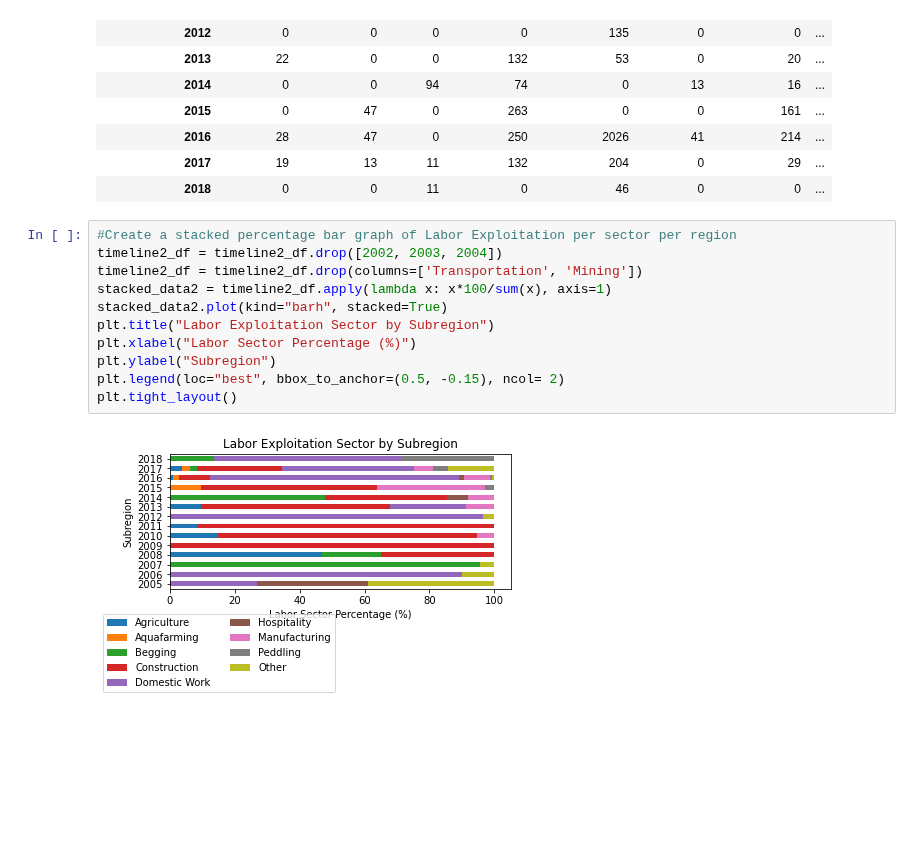
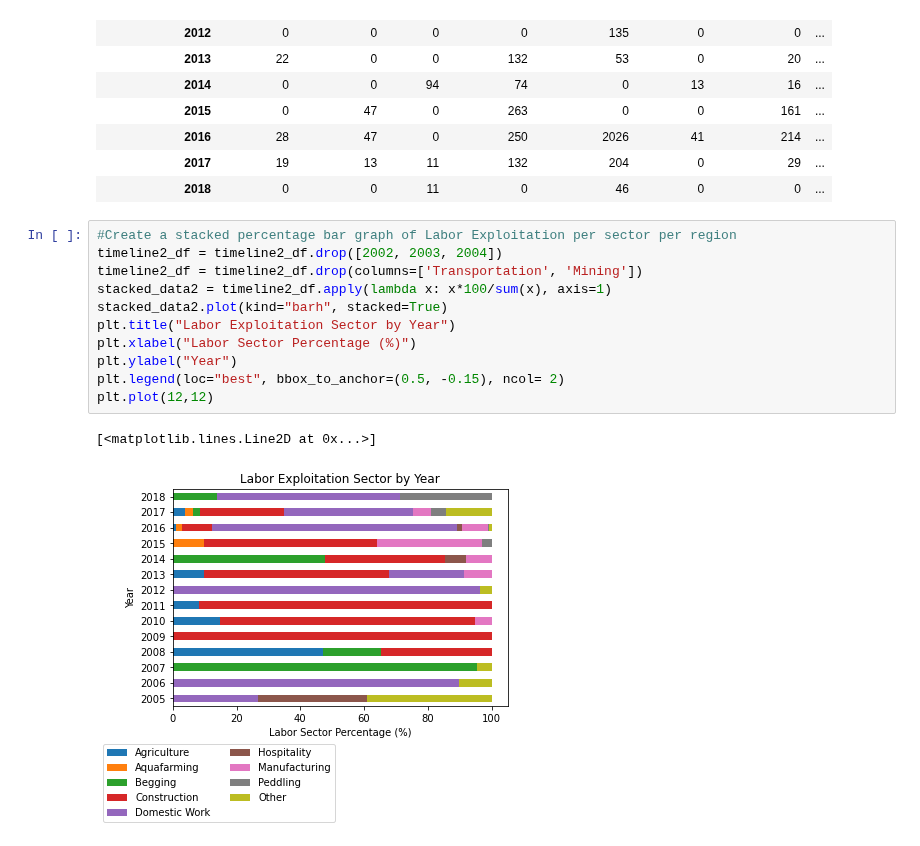
Before and after one commit to saronraut/Human-Trafficking-Awareness, a Jupyter notebook: labor_stats.ipynb, the cells around one changed output. Saved outputs shown, nothing was run; the diff lists cells and outputs as text; blank space fills up the shorter version.

```diff
--- a/labor_stats.ipynb
+++ b/labor_stats.ipynb
@@ -268,13 +265,14 @@ timeline2_df
 # %%
 #Create a stacked percentage bar graph of Labor Exploitation per sector per region
 timeline2_df = timeline2_df.drop([2002, 2003, 2004])
 timeline2_df = timeline2_df.drop(columns=['Transportation', 'Mining'])
 stacked_data2 = timeline2_df.apply(lambda x: x*100/sum(x), axis=1)
 stacked_data2.plot(kind="barh", stacked=True)
-plt.title("Labor Exploitation Sector by Subregion")
+plt.title("Labor Exploitation Sector by Year")
 plt.xlabel("Labor Sector Percentage (%)")
-plt.ylabel("Subregion")
+plt.ylabel("Year")
 plt.legend(loc="best", bbox_to_anchor=(0.5, -0.15), ncol= 2)
-plt.tight_layout()
+plt.plot(12,12)
 # %% [output]
+[<matplotlib.lines.Line2D at 0x...>]
-[figure, old version]
+[figure, new version]
```
Also changed, not shown: parts of 6 cells of this notebook.
